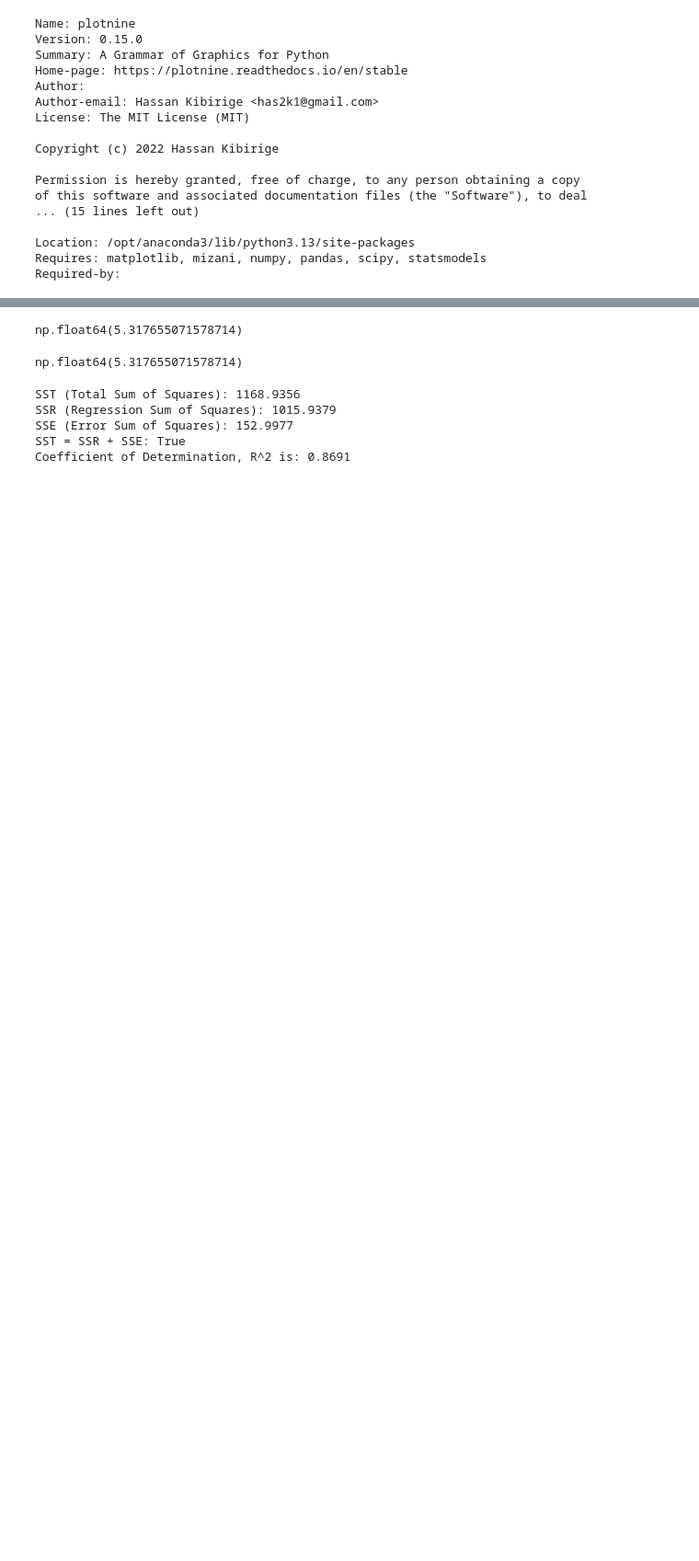
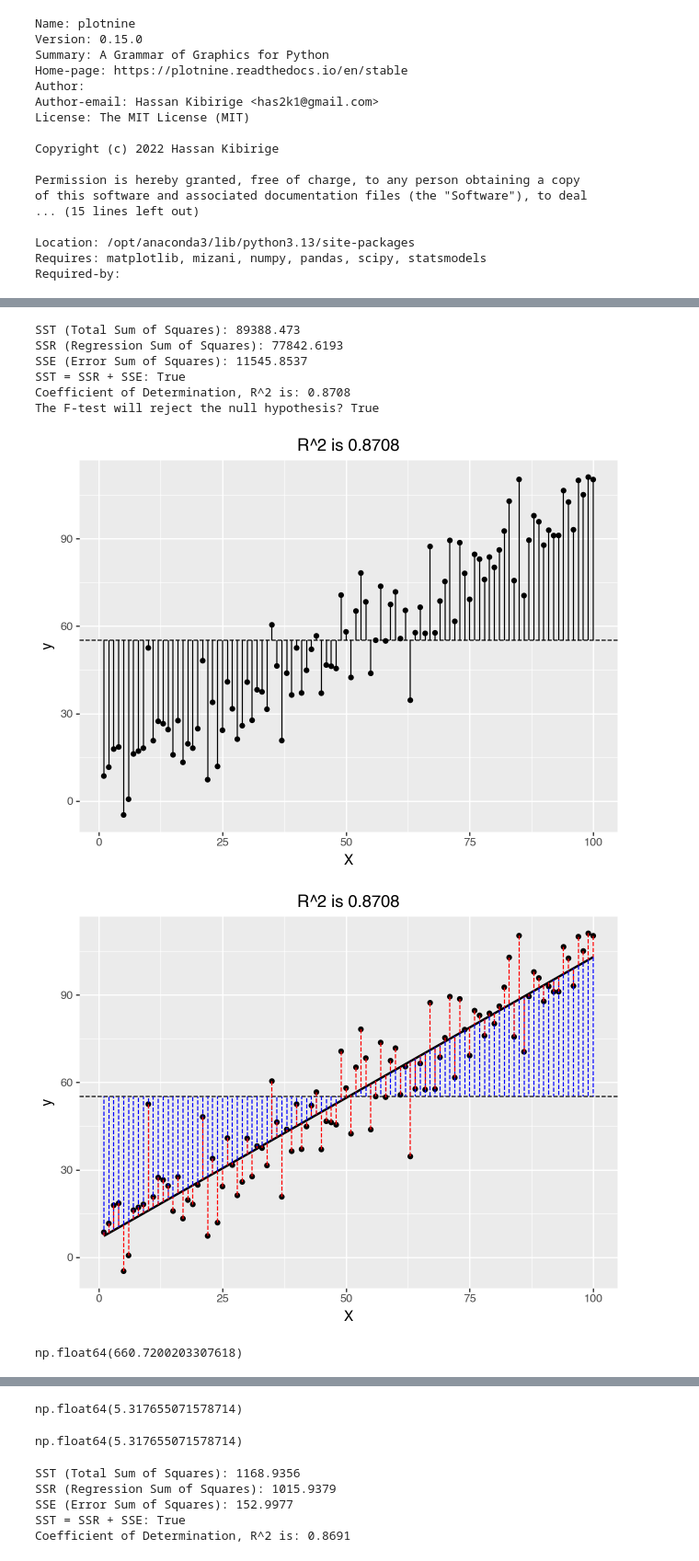
Before and after one commit to Branflakes333/linear_regression, a Jupyter notebook: Code/SS_decomp_sim.ipynb, the cells around one changed output, grey strips where cells are left out. Shown at 92% size. Drawn from its saved outputs; the diff is of its cells as text; code cells hidden in the pictures; blank space fills up the shorter version.

```diff
--- a/Code/SS_decomp_sim.ipynb
+++ b/Code/SS_decomp_sim.ipynb
@@ -147,0 +170,13 @@ np.float64(18.932116885700577)
+# %%
+X, y = generate_data(beta0 = 4, beta1 = 1, sigma = 10, n = 100)
+ss_decomp(X, y)
+# %% [output]
+SST (Total Sum of Squares): 89388.473
+SSR (Regression Sum of Squares): 77842.6193
+SSE (Error Sum of Squares): 11545.8537
+SST = SSR + SSE: True
+Coefficient of Determination, R^2 is: 0.8708
+The F-test will reject the null hypothesis? True
+[figure, added]
+[figure, added]
+np.float64(660.7200203307618)
```
Also changed, not shown: parts of 14 cells of this notebook, 7 other files.
